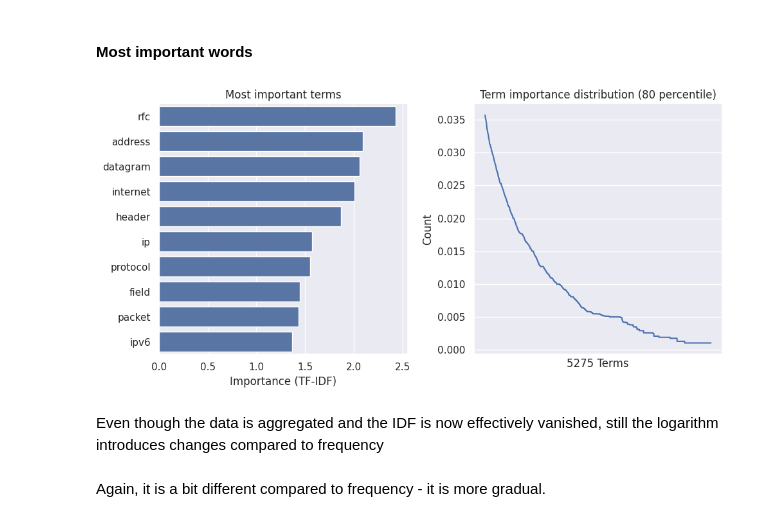
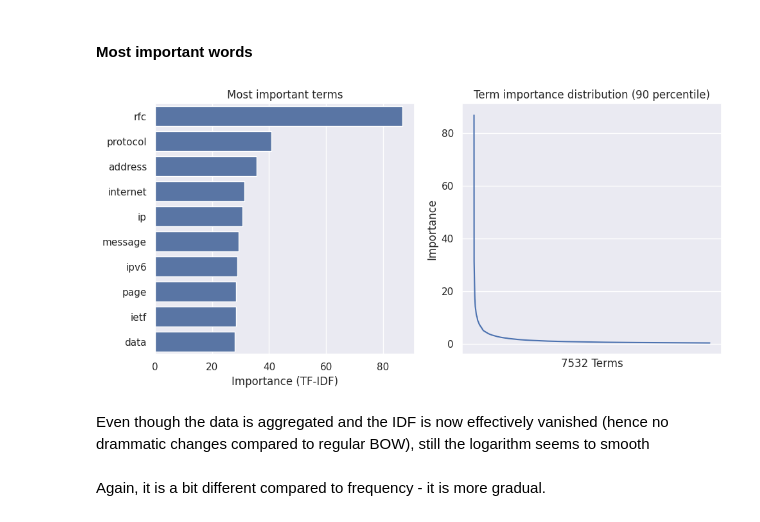
Before and after one commit to AndrewChmutov/wiki-recommendation, a Jupyter notebook: index.ipynb, the cells around one changed output. Drawn from its saved outputs; the diff is of its cells as text; code cells hidden in the pictures.

```diff
--- a/index.ipynb
+++ b/index.ipynb
@@ -39,11 +41,11 @@ Configure the Project Report with the following parameters:
 load_docs = True
 load_index = True
 
-db = "data.sqlite"
+db = "huge.sqlite"
 loglevel = "INFO"
 vectorizer_path = "huge.pkl"
 nlp_model = "en_core_web_sm"
-limit: int = 20
+limit: int = 5
 starting_nodes = [
     "https://datatracker.ietf.org/doc/html/rfc791",
 ]
@@ -176,28 +178,28 @@ plt.tight_layout()
 # %%
 limit_output = 10
 
 _, axes = plt.subplots(1, 2, figsize=(10,5))
 
 axes[0].set_title("Most important terms")
 axes[0].set_xlabel("Importance (TF-IDF)")
 sns.barplot(index.tfidf.sum().sort_values()[::-1][:limit_output], orient="h", ax=axes[0]);
 
 term_frequencies = index.tfidf.sum().sort_values(ascending=False)
-percentile_n = 80
+percentile_n = 90
 percentile = np.percentile(term_frequencies, percentile_n)
-term_frequencies = term_frequencies[term_frequencies <= percentile]
+term_frequencies = term_frequencies[term_frequencies > percentile]
 
 axes[1].set_title(f"Term importance distribution ({percentile_n} percentile)")
 axes[1].set_xlabel(f"{len(term_frequencies)} Terms")
-axes[1].set_ylabel("Count")
+axes[1].set_ylabel("Importance")
 axes[1].set_xticks([])
 
 sns.lineplot(term_frequencies, ax=axes[1])
 plt.tight_layout()
 # %% [output]
-[figure, old version]
+[figure, new version]
 # %% [markdown]
-Even though the data is aggregated and the IDF is now effectively vanished, still the logarithm introduces changes compared to frequency
+Even though the data is aggregated and the IDF is now effectively vanished (hence no drammatic changes compared to regular BOW), still the logarithm seems to smooth
 # %% [markdown]
 Again, it is a bit different compared to frequency - it is more gradual.
 # %% [markdown]
```
Also changed, not shown: parts of 9 cells of this notebook.
